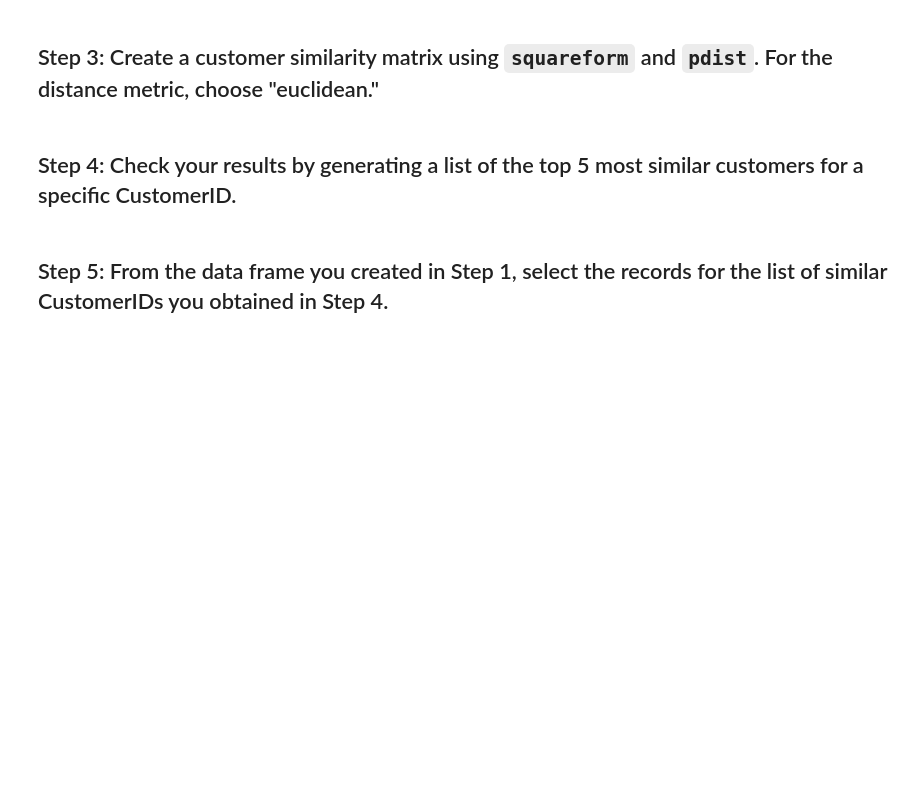
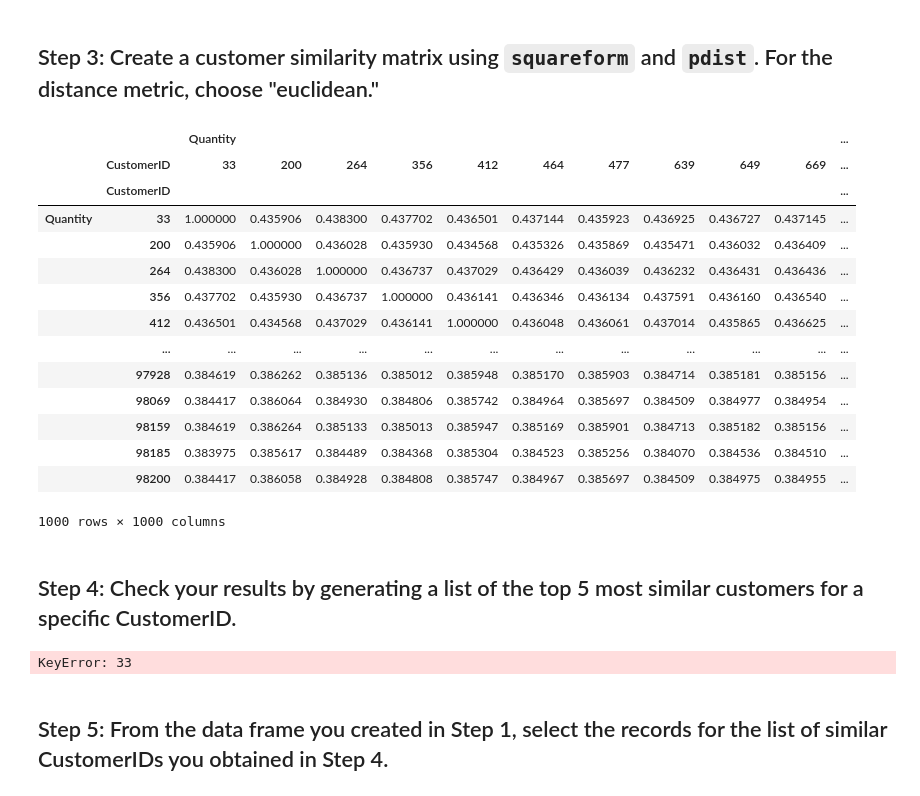
Before and after one commit to ta-data-mexpt/lab-intro-recommender-systems, a Jupyter notebook: your-code/main.ipynb, the cells around one changed output. Cells and saved outputs as stored; diff of their text form; code cells hidden in the pictures; blank space fills up the shorter version.

```diff
--- a/your-code/main.ipynb
+++ b/your-code/main.ipynb
@@ -93,5 +91,31 @@ customer_matrix=
+# %%
+customer_similarity_matrix=pd.DataFrame(1/(1 + squareform(pdist(product_by_customer_matrix.T, 'euclidean'))),
+                         index=product_by_customer_matrix.columns, columns=product_by_customer_matrix.columns)
+customer_similarity_matrix
+# %% [output]
+|  |  | Quantity |  |  |  |  |  |  |  |  |  | ... |
+|  | CustomerID | 33 | 200 | 264 | 356 | 412 | 464 | 477 | 639 | 649 | 669 | ... |
+|  | CustomerID |  |  |  |  |  |  |  |  |  |  | ... |
+| Quantity | 33 | 1.000000 | 0.435906 | 0.438300 | 0.437702 | 0.436501 | 0.437144 | 0.435923 | 0.436925 | 0.436727 | 0.437145 | ... |
+|  | 200 | 0.435906 | 1.000000 | 0.436028 | 0.435930 | 0.434568 | 0.435326 | 0.435869 | 0.435471 | 0.436032 | 0.436409 | ... |
+|  | 264 | 0.438300 | 0.436028 | 1.000000 | 0.436737 | 0.437029 | 0.436429 | 0.436039 | 0.436232 | 0.436431 | 0.436436 | ... |
+|  | 356 | 0.437702 | 0.435930 | 0.436737 | 1.000000 | 0.436141 | 0.436346 | 0.436134 | 0.437591 | 0.436160 | 0.436540 | ... |
+|  | 412 | 0.436501 | 0.434568 | 0.437029 | 0.436141 | 1.000000 | 0.436048 | 0.436061 | 0.437014 | 0.435865 | 0.436625 | ... |
+|  | ... | ... | ... | ... | ... | ... | ... | ... | ... | ... | ... | ... |
+|  | 97928 | 0.384619 | 0.386262 | 0.385136 | 0.385012 | 0.385948 | 0.385170 | 0.385903 | 0.384714 | 0.385181 | 0.385156 | ... |
+|  | 98069 | 0.384417 | 0.386064 | 0.384930 | 0.384806 | 0.385742 | 0.384964 | 0.385697 | 0.384509 | 0.384977 | 0.384954 | ... |
+|  | 98159 | 0.384619 | 0.386264 | 0.385133 | 0.385013 | 0.385947 | 0.385169 | 0.385901 | 0.384713 | 0.385182 | 0.385156 | ... |
+|  | 98185 | 0.383975 | 0.385617 | 0.384489 | 0.384368 | 0.385304 | 0.384523 | 0.385256 | 0.384070 | 0.384536 | 0.384510 | ... |
+|  | 98200 | 0.384417 | 0.386058 | 0.384928 | 0.384808 | 0.385747 | 0.384967 | 0.385697 | 0.384509 | 0.384975 | 0.384955 | ... |
+1000 rows × 1000 columns
 # %% [markdown]
 ## Step 4: Check your results by generating a list of the top 5 most similar customers for a specific CustomerID.
+# %%
+# choose randomly Customer with ID 200
+
+top_5_similar_customers=product_by_customer_matrix[33].sort_values(ascending=False)
+# %% [output]
+KeyError: 33
 # %% [markdown]
 ## Step 5: From the data frame you created in Step 1, select the records for the list of similar CustomerIDs you obtained in Step 4.
 # %% [markdown]
```
Also changed, not shown: parts of 1 cell of this notebook.
